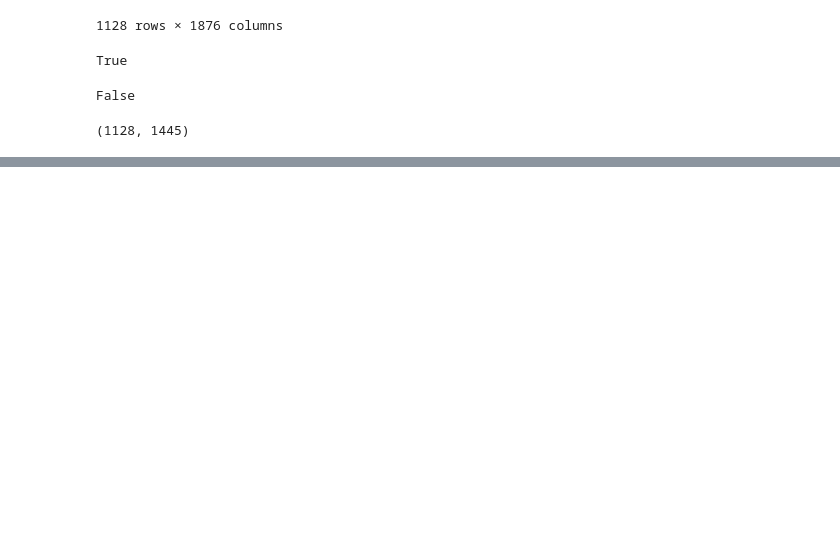
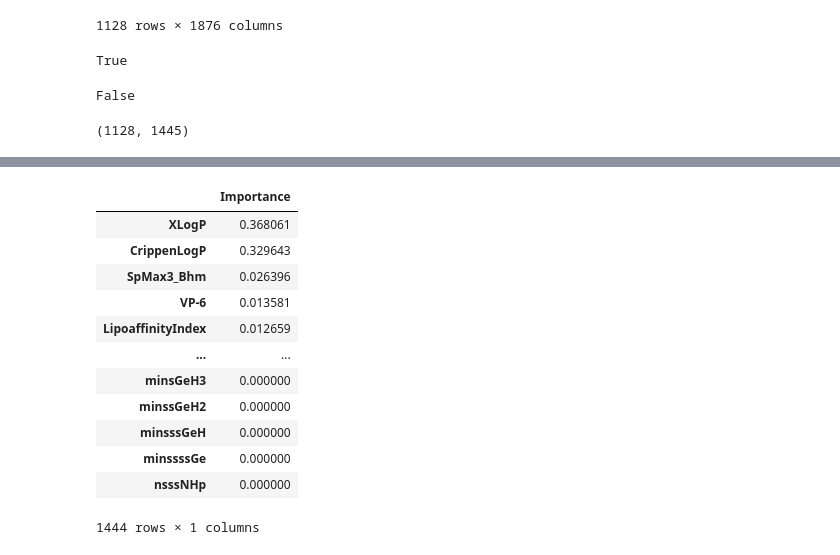
Before and after one commit to kuteykin/solubility-predictor, a Jupyter notebook: Solubility_predictor.ipynb, the cells around one changed output, grey strips where cells are left out. Drawn from its saved outputs; the diff is of its cells as text; code cells hidden in the pictures; blank space fills up the shorter version.

```diff
--- a/Solubility_predictor.ipynb
+++ b/Solubility_predictor.ipynb
@@ -235,0 +245,19 @@ df_predicted
+# %%
+# using <feature_importances_> for selection of features with importance above THRESHOLD
+
+feature_importances = pd.DataFrame(rf_reg.feature_importances_, columns=['Importance']).set_index(x2.columns[1:])
+feature_importances.sort_values('Importance', ascending=False)
+# %% [output]
+|  | Importance |
+| XLogP | 0.368061 |
+| CrippenLogP | 0.329643 |
+| SpMax3_Bhm | 0.026396 |
+| VP-6 | 0.013581 |
+| LipoaffinityIndex | 0.012659 |
+| ... | ... |
+| minsGeH3 | 0.000000 |
+| minssGeH2 | 0.000000 |
+| minsssGeH | 0.000000 |
+| minssssGe | 0.000000 |
+| nsssNHp | 0.000000 |
+1444 rows × 1 columns
```
Also changed, not shown: parts of 24 cells of this notebook.
